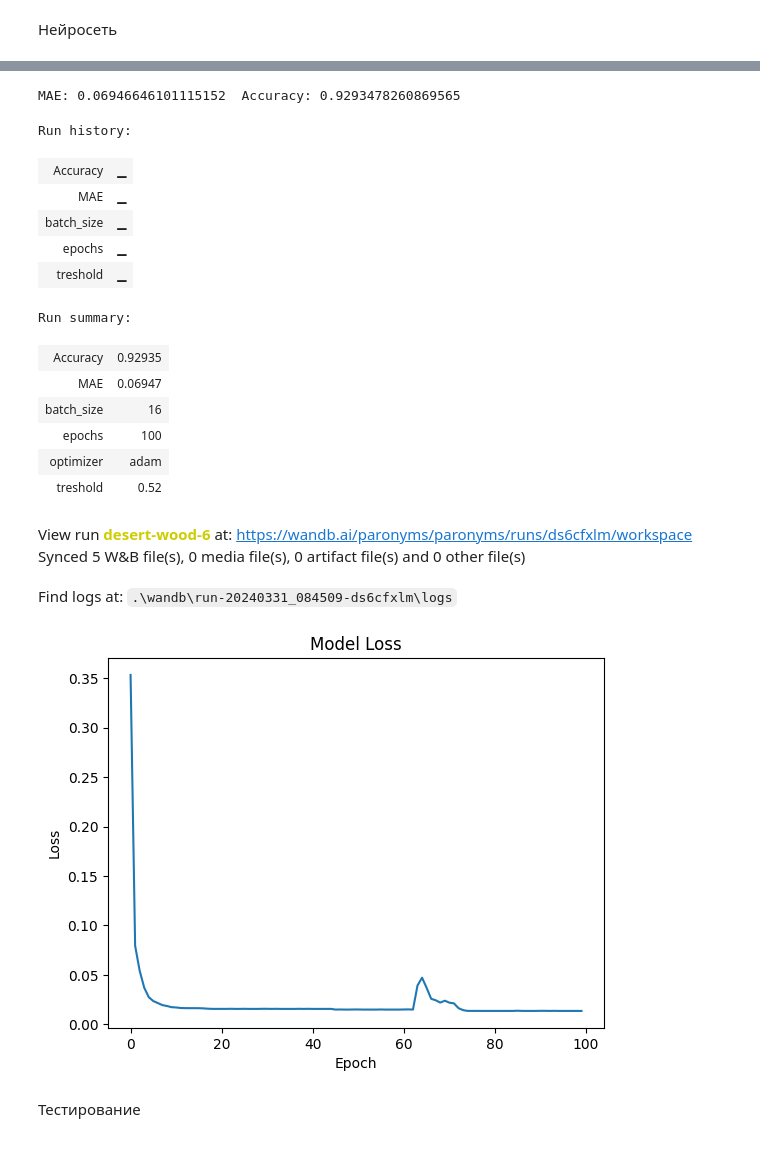
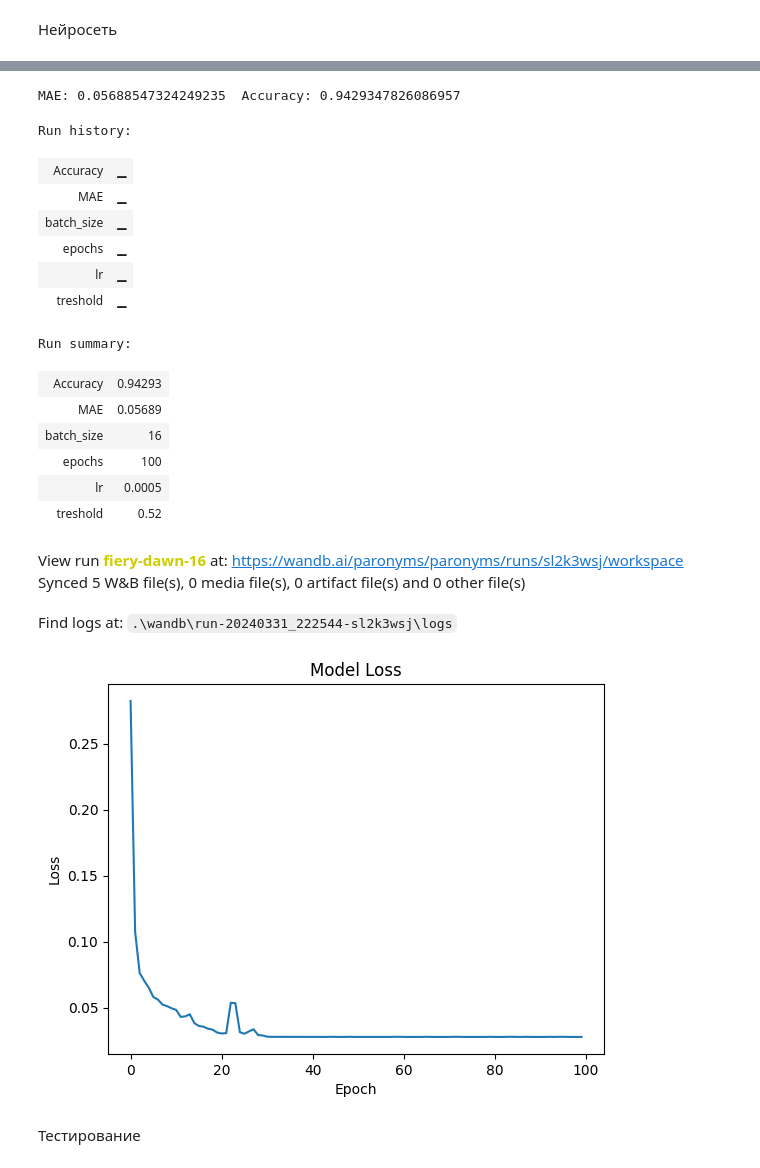
Before and after one commit to PaLashilo/paronyms2, a Jupyter notebook: model.ipynb, the cells around one changed output, grey strips where cells are left out. Drawn from its saved outputs; the diff is of its cells as text; code cells hidden in the pictures.

```diff
--- a/model.ipynb
+++ b/model.ipynb
@@ -161,3 +162,5 @@ np.sum(pca.explained_variance_ratio_)
+# %%
+X["lev_dist_2"] = X.lev_dist**2
 # %%
 X_train, X_test, y_train, y_test = train_test_split(X, y, test_size=0.2, random_state=42)
 # %% [markdown]
@@ -283,6 +310,7 @@ View run at https://wandb.ai/paronyms/paronyms/runs/ds6cfxlm/workspace
 # %%
 nn_model = tf.keras.Sequential()
 
+optimizer = keras.optimizers.Adam(learning_rate=nn["lr"])
 layers = nn["layers"]
 activations = nn["activations"]
 
@@ -292,7 +320,7 @@ for i in range(len(layers)):
     else:
         nn_model.add(tf.keras.layers.Dense(layers[i], activation=activations[i]))
 
-nn_model.compile(optimizer=nn["optimizer"], loss='mean_absolute_error')
+nn_model.compile(optimizer=optimizer, loss='mean_absolute_error')
 
 history = nn_model.fit(X_train, y_train, epochs=nn["epochs"], batch_size=nn["batch_size"], verbose=0)
 
@@ -302,38 +330,40 @@ predictions = nn_model.predict(X_test)
 # %%
 treshold = nn["treshold"]
 
 mae = mean_absolute_error(y_test, predictions)
 acc = accuracy_score(y_test, [1 if prob > treshold else 0 for prob in predictions])
 print('MAE:', mae, ' Accuracy:', acc)
 
-wandb.log({'MAE': mae, 'Accuracy': acc})
-wandb.finish()
+if config["logging"]:
+    wandb.log({'MAE': mae, 'Accuracy': acc})
+    wandb.finish()
 
 # Plotting the loss
 plt.plot(history.history['loss'])
 plt.title('Model Loss')
 plt.ylabel('Loss')
 plt.xlabel('Epoch')
 plt.show()
 # %% [output]
-MAE: 0.06946646101115152  Accuracy: 0.9293478260869565
+MAE: 0.05688547324249235  Accuracy: 0.9429347826086957
 Run history:
 | Accuracy | ▁ |
 | MAE | ▁ |
 | batch_size | ▁ |
 | epochs | ▁ |
+| lr | ▁ |
 | treshold | ▁ |
 Run summary:
-| Accuracy | 0.92935 |
-| MAE | 0.06947 |
+| Accuracy | 0.94293 |
+| MAE | 0.05689 |
 | batch_size | 16 |
 | epochs | 100 |
-| optimizer | adam |
+| lr | 0.0005 |
 | treshold | 0.52 |
-View run desert-wood-6 at: https://wandb.ai/paronyms/paronyms/runs/ds6cfxlm/workspace
+View run fiery-dawn-16 at: https://wandb.ai/paronyms/paronyms/runs/sl2k3wsj/workspace
 Synced 5 W&B file(s), 0 media file(s), 0 artifact file(s) and 0 other file(s)
-Find logs at: .\wandb\run-20240331_084509-ds6cfxlm\logs
+Find logs at: .\wandb\run-20240331_222544-sl2k3wsj\logs
-[figure, old version]
+[figure, new version]
 # %% [markdown]
 Тестирование
 # %%
```
Also changed, not shown: parts of 12 cells of this notebook, 1 other file.
